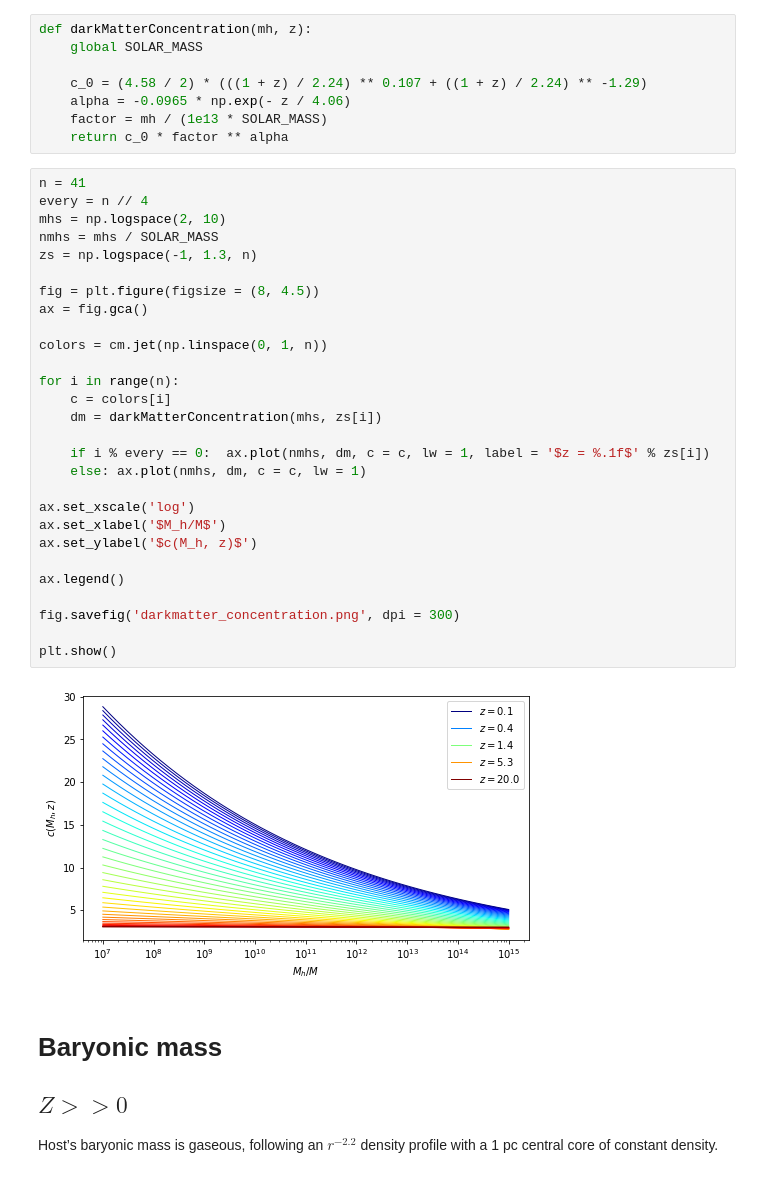
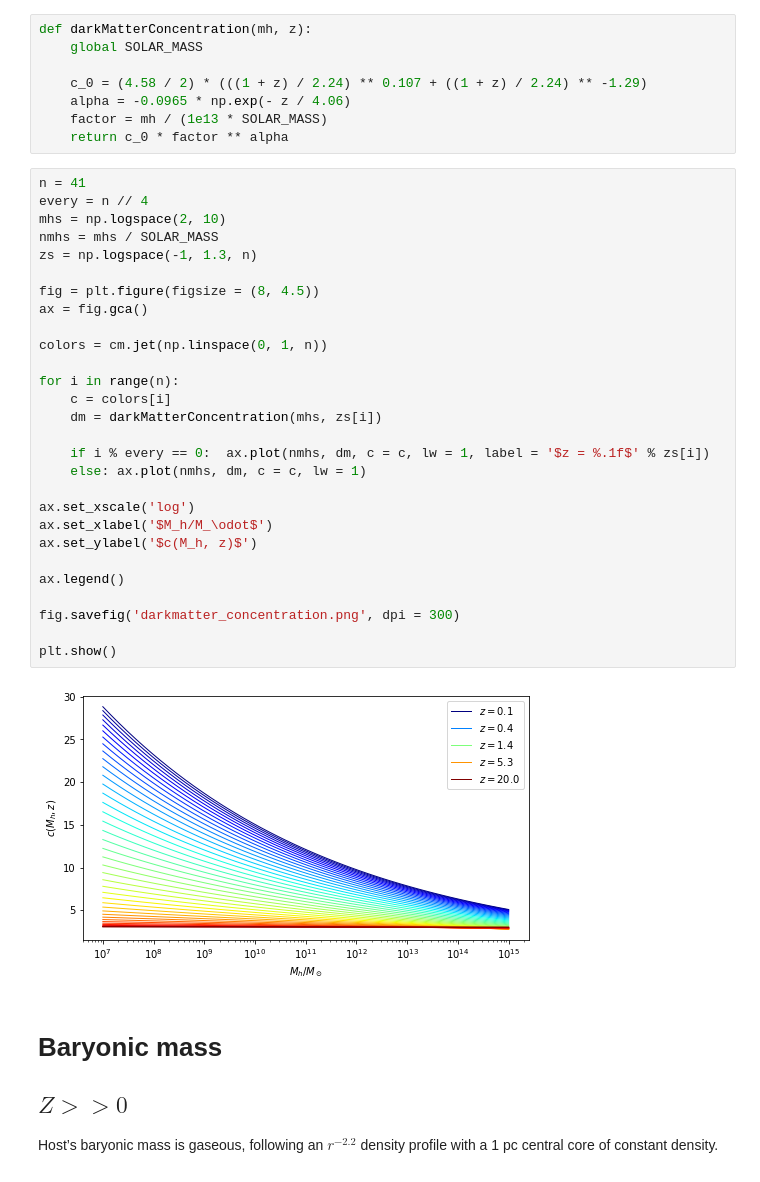
Before and after one commit to jsbarbosa/TesisFisica, a Jupyter notebook: Files/Week 3/BaseCase.ipynb, the cells around one changed output. Drawn from its saved outputs; the diff is of its cells as text.

```diff
--- a/Files/Week 3/BaseCase.ipynb
+++ b/Files/Week 3/BaseCase.ipynb
@@ -163,33 +170,33 @@ def darkMatterConcentration(mh, z):
 # %%
 n = 41
 every = n // 4
 mhs = np.logspace(2, 10)
 nmhs = mhs / SOLAR_MASS
 zs = np.logspace(-1, 1.3, n)
 
 fig = plt.figure(figsize = (8, 4.5))
 ax = fig.gca()
 
 colors = cm.jet(np.linspace(0, 1, n))
 
 for i in range(n):
     c = colors[i]
     dm = darkMatterConcentration(mhs, zs[i])
 
     if i % every == 0:  ax.plot(nmhs, dm, c = c, lw = 1, label = '$z = %.1f$' % zs[i])
     else: ax.plot(nmhs, dm, c = c, lw = 1)
 
 ax.set_xscale('log')
-ax.set_xlabel('$M_h/M$')
+ax.set_xlabel('$M_h/M_\odot$')
 ax.set_ylabel('$c(M_h, z)$')
 
 ax.legend()
 
 fig.savefig('darkmatter_concentration.png', dpi = 300)
 
 plt.show()
 # %% [output]
-[figure, old version]
+[figure, new version]
 # %% [markdown]
 # Baryonic mass
 ## $Z >> 0$
```
Also changed, not shown: parts of 10 cells of this notebook, 8 other files.
